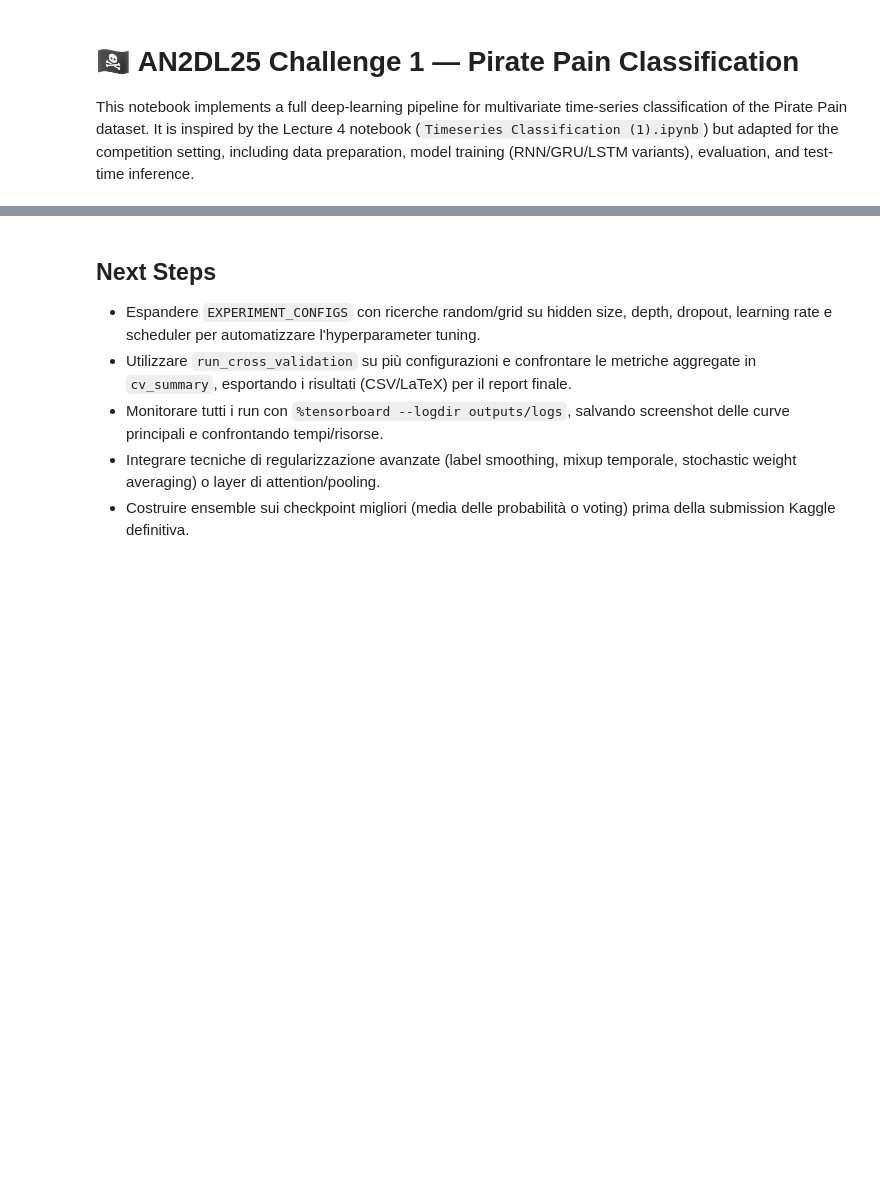
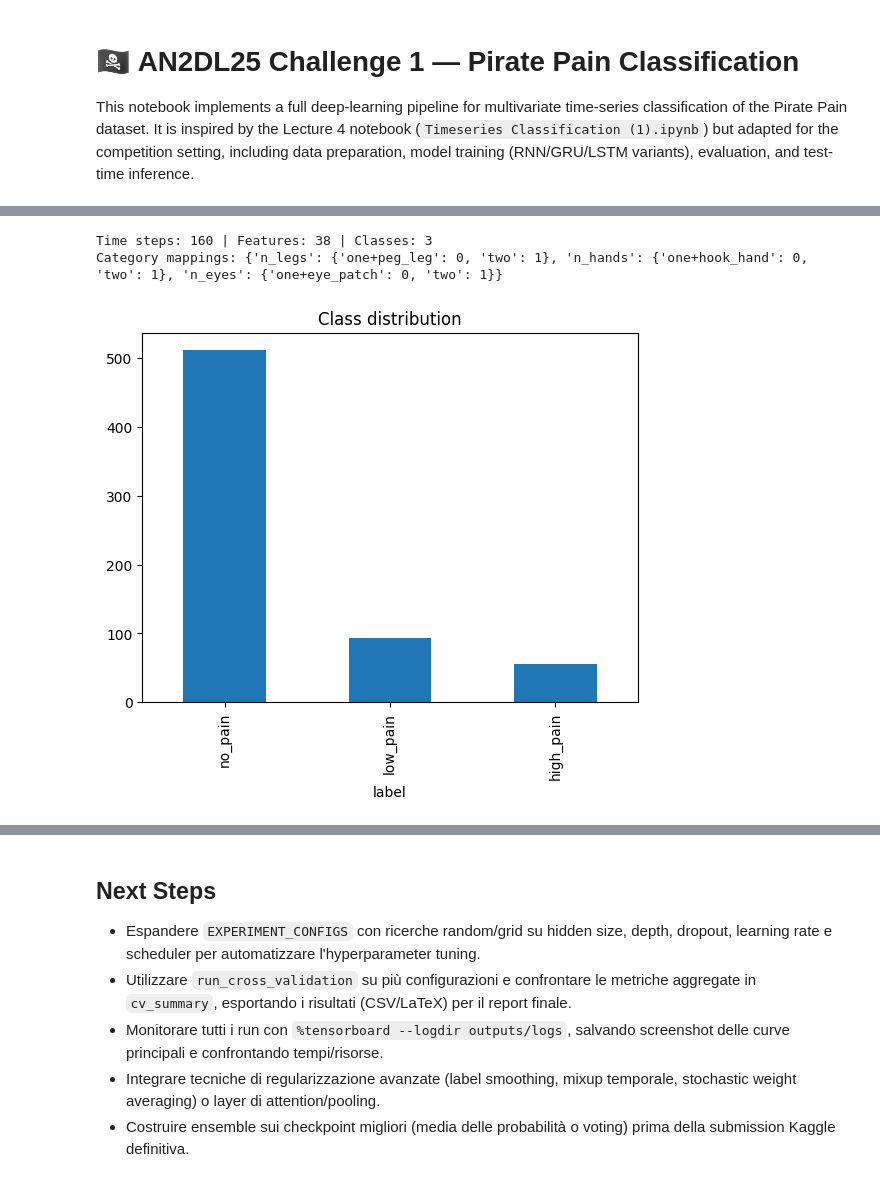
Before and after one commit to Giovanni000/challenge_mia, a Jupyter notebook: challenge1_solution.ipynb, the cells around one changed output, grey strips where cells are left out. Drawn from its saved outputs; the diff is of its cells as text; code cells hidden in the pictures; blank space fills up the shorter version.

```diff
--- a/challenge1_solution.ipynb
+++ b/challenge1_solution.ipynb
@@ -117,23 +126,39 @@ print(X_train_raw.shape, y_train.shape, X_test_raw.shape)
 # %%
 CATEGORICAL_COLUMNS = ['n_legs', 'n_hands', 'n_eyes']
 CATEGORY_MAPPINGS: Dict[str, Dict[str, int]] = {}
 
 for col in CATEGORICAL_COLUMNS:
     uniques = pd.concat([X_train_raw[col], X_test_raw[col]]).dropna().unique()
     mapping = {value: idx for idx, value in enumerate(sorted(uniques))}
     CATEGORY_MAPPINGS[col] = mapping
     X_train_raw[col] = X_train_raw[col].map(mapping).astype(np.int32)
     X_test_raw[col] = X_test_raw[col].map(mapping).astype(np.int32)
 
+survey_columns = [col for col in X_train_raw.columns if col.startswith('pain_survey')]
+joint_columns = [col for col in X_train_raw.columns if col.startswith('joint_')]
+numeric_columns = survey_columns + joint_columns
+
+survey_scaler = StandardScaler()
+joint_scaler = StandardScaler()
+
+X_train_raw.loc[:, survey_columns] = survey_scaler.fit_transform(X_train_raw[survey_columns])
+X_test_raw.loc[:, survey_columns] = survey_scaler.transform(X_test_raw[survey_columns])
+X_train_raw.loc[:, joint_columns] = joint_scaler.fit_transform(X_train_raw[joint_columns])
+X_test_raw.loc[:, joint_columns] = joint_scaler.transform(X_test_raw[joint_columns])
+
 FEATURE_COLUMNS = [col for col in X_train_raw.columns if col not in ['sample_index', 'time']]
 TIME_STEPS = X_train_raw['time'].nunique()
 NUM_FEATURES = len(FEATURE_COLUMNS)
 NUM_CLASSES = y_train['label'].nunique()
 print(f'Time steps: {TIME_STEPS} | Features: {NUM_FEATURES} | Classes: {NUM_CLASSES}')
 print('Category mappings:', CATEGORY_MAPPINGS)
 
 y_train['label'].value_counts().plot(kind='bar', title='Class distribution')
 plt.show()
+# %% [output]
+Time steps: 160 | Features: 38 | Classes: 3
+Category mappings: {'n_legs': {'one+peg_leg': 0, 'two': 1}, 'n_hands': {'one+hook_hand': 0, 'two': 1}, 'n_eyes': {'one+eye_patch': 0, 'two': 1}}
+[figure, added]
 # %%
 # Exploratory data analysis plots
 train_with_labels = X_train_raw.merge(y_train, on='sample_index')
```
Also changed, not shown: parts of 25 cells of this notebook, 1 other file.
